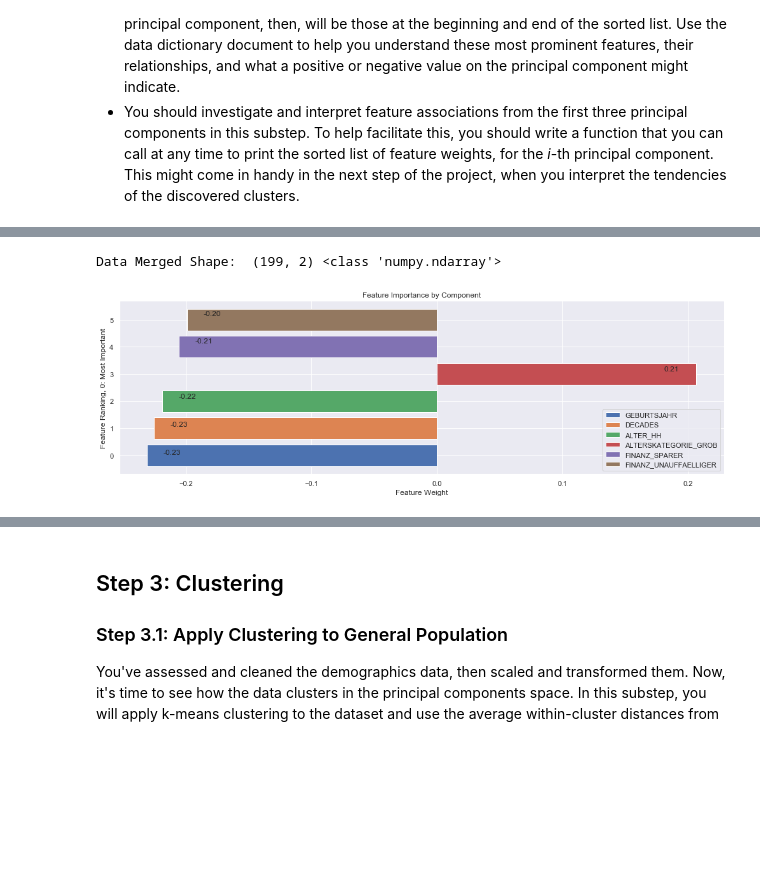
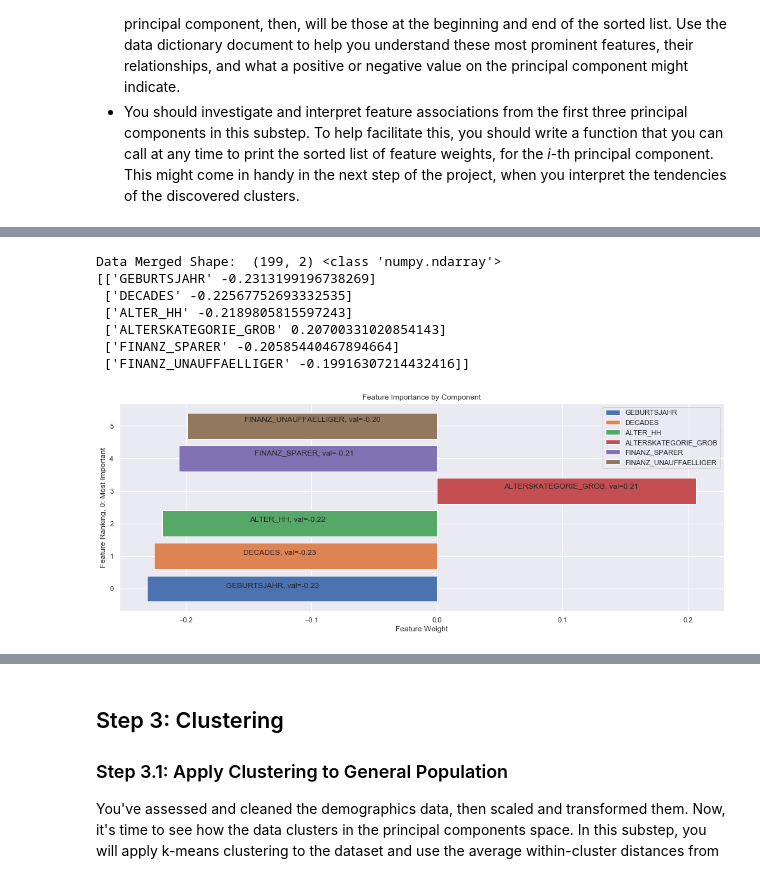
Before and after one commit to brosales8/customer_segmentation, a Jupyter notebook: Identify_Customer_Segments.ipynb, the cells around one changed output, grey strips where cells are left out. Cells and saved outputs as stored; diff of their text form; code cells hidden in the pictures; blank space fills up the shorter version.

```diff
--- a/Identify_Customer_Segments.ipynb
+++ b/Identify_Customer_Segments.ipynb
@@ -1015,7 +1019,7 @@ def feature_weights(pca, ranking, comp_num, column_names):
 # Screen a bar plot to show feature importance by component
 def comp_bar_plot(comp):
 
-    plt.figure(figsize=(17, 5))
+    plt.figure(figsize=(17, 6))
     plt.subplot()
     len_comp = len(comp)
     ind = np.arange(len_comp)
@@ -1023,9 +1027,9 @@ def comp_bar_plot(comp):
 
     for i in range(len_comp):
         plt.barh(i, comp[i,1])
-        if comp[i,1] > 0: p=-0.02
-        else: p=0.02
-        plt.annotate('{:2.2f}'.format(vals[i]), xy=(comp[i,1]+p,i),
+        if comp[i,1] > 0: p=-0.1
+        else: p=0.1
+        plt.annotate('{}, val={:2.2f}'.format(comp[i,0],vals[i]), xy=(comp[i,1]+p,i),
                     xytext=(comp[i,1],i),  # 3 points vertical offset
                     textcoords="offset points",
                     ha='center', va='bottom')
@@ -1049,12 +1061,20 @@ Data Merged Shape:  (199, 2) <class 'numpy.ndarray'>
 # %%
 # Map weights for the second principal component to corresponding feature names
 # and then print the linked values, sorted by weight.
 
 # Second Component
-comp_bar_plot(feature_weights(pca, ranking=6, comp_num=1, column_names=df1.columns))
+f = feature_weights(pca, ranking=6, comp_num=1, column_names=df1.columns)
+print(f)
+comp_bar_plot(f)
 # %% [output]
 Data Merged Shape:  (199, 2) <class 'numpy.ndarray'>
+[['GEBURTSJAHR' -0.2313199196738269]
+ ['DECADES' -0.22567752693332535]
+ ['ALTER_HH' -0.2189805815597243]
+ ['ALTERSKATEGORIE_GROB' 0.20700331020854143]
+ ['FINANZ_SPARER' -0.20585440467894664]
+ ['FINANZ_UNAUFFAELLIGER' -0.19916307214432416]]
-[figure, old version]
+[figure, new version]
 # %%
 # Map weights for the third principal component to corresponding feature names
 # and then print the linked values, sorted by weight.
```
Also changed, not shown: parts of 9 cells of this notebook.
